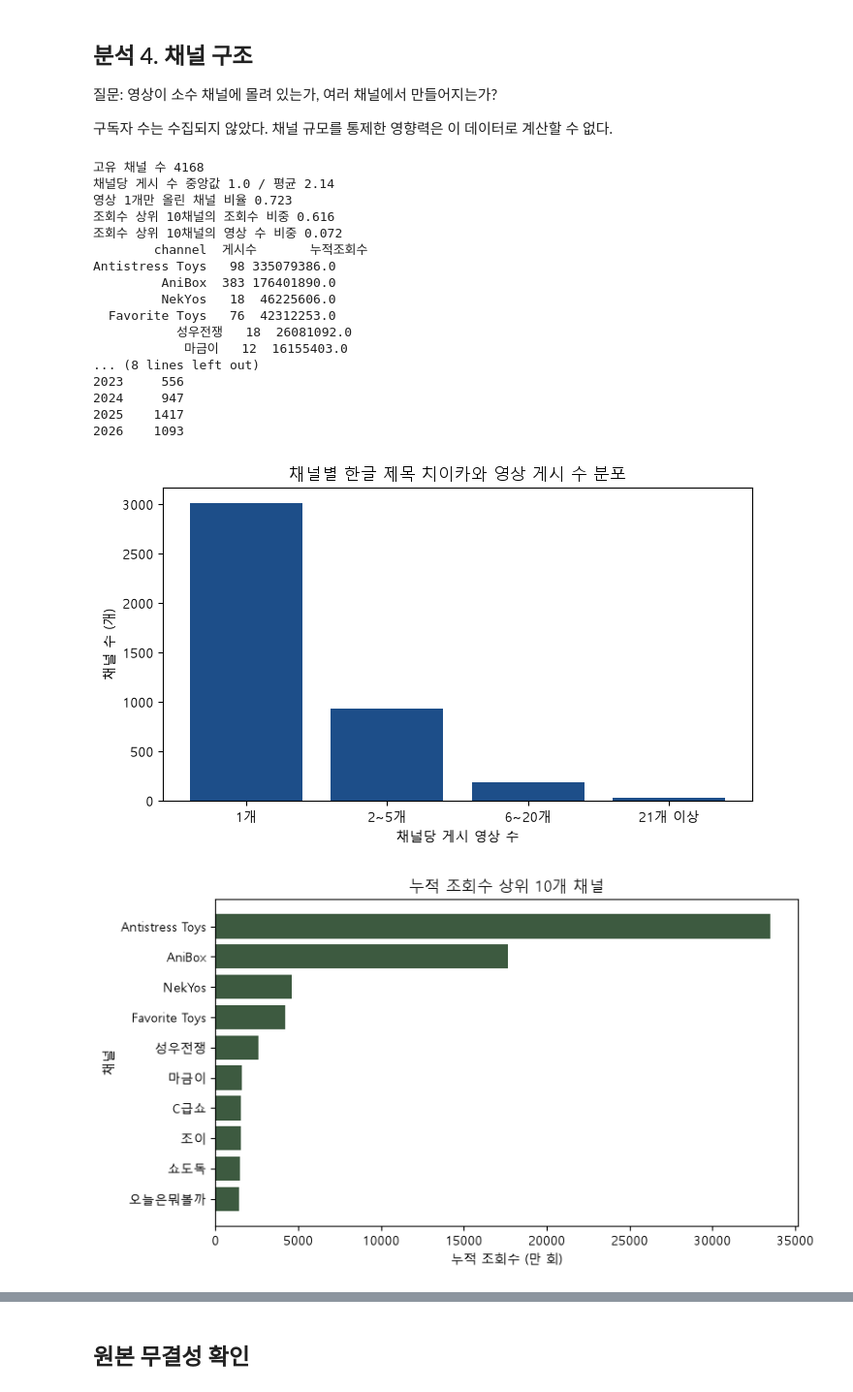
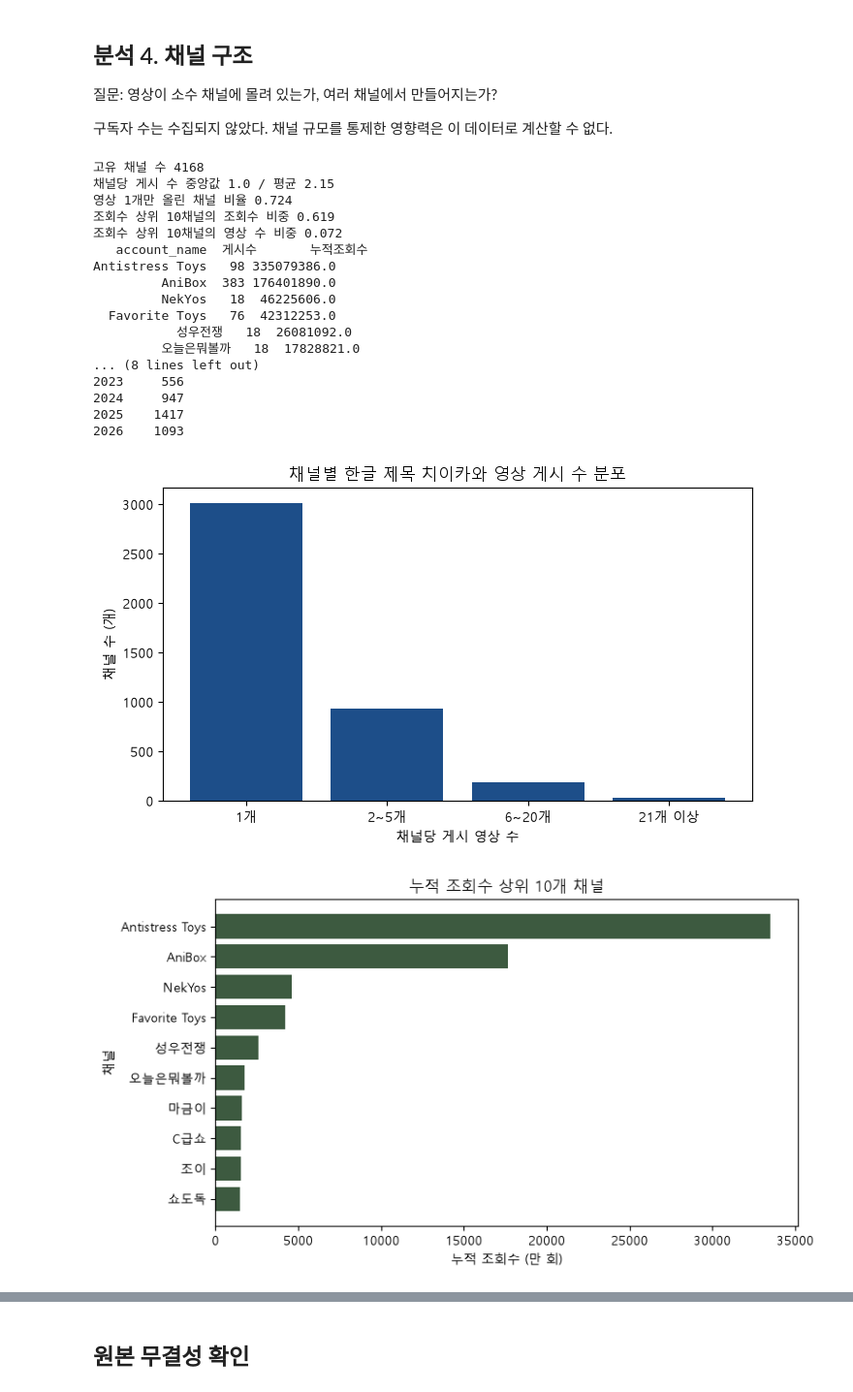
Before and after one commit to EJ1010/KDT_Integral_Data_Project, a Jupyter notebook: 02_csv/01_youtube/3. code/03. youtube_EDA_v1.ipynb, the cells around one changed output, grey strips where cells are left out. Shown at 97% size. Cells and saved outputs as stored; diff of their text form; code cells hidden in the pictures.

```diff
--- a/02_csv/01_youtube/3. code/03. youtube_EDA_v1.ipynb
+++ b/02_csv/01_youtube/3. code/03. youtube_EDA_v1.ipynb
@@ -94,20 +104,19 @@ review_details_unavailable 0
 # %%
-df_analysis = df_merged.copy()
 df_audit_all = df_relevance_audit.copy()
 
 df_excluded = df_audit_all.loc[df_audit_all["relevance_status"] != "relevant"].copy()
-df_audit = df_audit_all.loc[df_audit_all["relevance_status"] == "relevant"].copy()
+df_audit = df_audit_all.loc[df_audit_all["relevance_status"] == "relevant"].rename(columns={"video_id": "post_id"}).copy()
 
 print("제외 review_no_match", len(df_excluded), df_excluded["relevance_status"].value_counts().to_dict())
 print("분석 relevance", len(df_audit))
 
-key_check = df_analysis.merge(df_audit[["video_id"]], on="video_id", how="outer", indicator=True)
+key_check = df_analysis.merge(df_audit[["post_id"]], on="post_id", how="outer", indicator=True)
 print(key_check["_merge"].value_counts().to_string())
 
-df = df_analysis.merge(df_audit, on="video_id", how="inner", validate="one_to_one")
+df = df_analysis.merge(df_audit, on="post_id", how="inner", validate="one_to_one")
 print("결합 후", df.shape)
 assert len(df) == len(df_analysis) == len(df_audit)
-assert df["video_id"].is_unique
+assert df["post_id"].is_unique
 # %% [output]
 제외 review_no_match 1284 {'review_no_match': 1284}
 분석 relevance 13383
@@ -130,10 +139,10 @@ def duration_to_seconds(value):
     hours, minutes, seconds = (int(part) if part else 0 for part in match.groups())
     return hours * 3600 + minutes * 60 + seconds
 
-df["publish_at_kst"] = pd.to_datetime(df["publish_at"], utc=True).dt.tz_convert("Asia/Seoul")
+df["created_at_kst"] = pd.to_datetime(df["created_at"], utc=True).dt.tz_convert("Asia/Seoul")
 df["collected_at_kst"] = pd.to_datetime(df["collected_at"], utc=True).dt.tz_convert("Asia/Seoul")
-df["year"] = df["publish_at_kst"].dt.year
-df["year_month"] = df["publish_at_kst"].dt.strftime("%Y-%m")
+df["year"] = df["created_at_kst"].dt.year
+df["year_month"] = df["created_at_kst"].dt.strftime("%Y-%m")
 df["duration_sec"] = df["duration"].map(duration_to_seconds).astype("Int64")
 df["is_short_60"] = df["duration_sec"].le(60)
 
@@ -144,7 +153,7 @@ df["engagement_rate"] = ((df["like_count"] + df["comment_count"]) / df["view_cou
 )
 
 print("duration_sec 변환 실패", int(df["duration_sec"].isna().sum()))
-print("publish_at_kst", df["publish_at_kst"].min(), "~", df["publish_at_kst"].max())
+print("created_at_kst", df["created_at_kst"].min(), "~", df["created_at_kst"].max())
 print("collected_at_kst", df["collected_at_kst"].min(), "~", df["collected_at_kst"].max())
 print("like_rate 계산 가능", int(df["like_rate"].notna().sum()), "/ comment_rate", int(df["comment_rate"].notna().sum()), "/ engagement", int(df["engagement_rate"].notna().sum()))
 # %% [output]
@@ -157,7 +166,7 @@ like_rate 계산 가능 12640 / comment_rate 12118 / engagement 11470
 
 수집 검색은 한국 시간 연도와 `regionCode=KR`을 썼지만, 결과에는 일본어 제목이 포함되어 있다. 네 가지 분석은 한글 제목만 있는 영상에 적용한다.
 # %%
-title = df["title"].fillna("")
+title = df["post_title"].fillna("")
 df["has_hangul"] = title.str.contains(r"[가-힣]", regex=True)
 df["has_kana"] = title.str.contains("[ぁ-んァ-ン]", regex=True)
 df["is_korean_title"] = df["has_hangul"] & ~df["has_kana"]
@@ -248,16 +257,16 @@ SERIES_RULES = [
 ]
 
 df_kr["search_text"] = (
-    df_kr["title"].fillna("") + "\n"
+    df_kr["post_title"].fillna("") + "\n"
     + df_kr["description"].fillna("") + "\n"
     + df_kr["tags"].fillna("")
 )
 
 for name, keywords in CONTENT_RULES:
     pattern = "|".join(re.escape(word) for word in keywords)
-    df_kr[f"type_{name}"] = df_kr["title"].fillna("").str.contains(pattern, case=False, na=False)
+    df_kr[f"type_{name}"] = df_kr["post_title"].fillna("").str.contains(pattern, case=False, na=False)
 
-df_kr["type_상품·수집"] = df_kr["type_상품·수집"] | df_kr["title"].fillna("").str.contains(r"인형(?!계)", na=False)
+df_kr["type_상품·수집"] = df_kr["type_상품·수집"] | df_kr["post_title"].fillna("").str.contains(r"인형(?!계)", na=False)
 
 type_cols = [f"type_{name}" for name, _ in CONTENT_RULES]
 
@@ -566,11 +575,11 @@ character
 
 구독자 수는 수집되지 않았다. 채널 규모를 통제한 영향력은 이 데이터로 계산할 수 없다.
 # %%
-channel_stats = df_kr.groupby(["channel_id", "channel"]).agg(
-    게시수=("video_id", "size"),
+channel_stats = df_kr.groupby(["account_id", "account_name"]).agg(
+    게시수=("post_id", "size"),
     누적조회수=("view_count", "sum"),
 ).reset_index()
-n_channels = channel_stats["channel_id"].nunique()
+n_channels = channel_stats["account_id"].nunique()
 n_videos = len(df_kr)
 total_views = df_kr["view_count"].sum()
 
@@ -584,9 +593,9 @@ print("채널당 게시 수 중앙값", channel_stats["게시수"].median(), "/
 print("영상 1개만 올린 채널 비율", round(one_video_share, 3))
 print("조회수 상위 10채널의 조회수 비중", round(top10_view_share, 3))
 print("조회수 상위 10채널의 영상 수 비중", round(top10_video_share, 3))
-print(top10[["channel", "게시수", "누적조회수"]].to_string(index=False))
+print(top10[["account_name", "게시수", "누적조회수"]].to_string(index=False))
 
-first_year = df_kr.groupby("channel_id")["year"].min()
+first_year = df_kr.groupby("account_id")["year"].min()
 new_channels = first_year.value_counts().sort_index().rename("신규 채널 수")
 print("\n연도별 신규 채널 수")
 print(new_channels.to_string())
@@ -603,40 +612,40 @@ plt.show()
 
 fig, ax = plt.subplots(figsize=(8, 4.5))
 top_plot = top10.sort_values("누적조회수", ascending=True)
-ax.barh(top_plot["channel"], top_plot["누적조회수"] / 10000, color="#3d5a40")
+ax.barh(top_plot["account_name"], top_plot["누적조회수"] / 10000, color="#3d5a40")
 ax.set_title("누적 조회수 상위 10개 채널")
 ax.set_xlabel("누적 조회수 (만 회)")
 ax.set_ylabel("채널")
 fig.tight_layout()
 plt.show()
 
 fig, ax = plt.subplots(figsize=(8, 4.2))
 ax.bar(new_channels.index.astype(str), new_channels.values, color="#9a3412")
 ax.set_title("연도별 처음 등장한 채널 수")
 ax.set_xlabel("해당 채널의 첫 한글 제목 영상 게시 연도")
 ax.set_ylabel("신규 채널 수 (개)")
 fig.tight_layout()
 plt.show()
 # %% [output]
 고유 채널 수 4168
-채널당 게시 수 중앙값 1.0 / 평균 2.14
-영상 1개만 올린 채널 비율 0.723
-조회수 상위 10채널의 조회수 비중 0.616
+채널당 게시 수 중앙값 1.0 / 평균 2.15
+영상 1개만 올린 채널 비율 0.724
+조회수 상위 10채널의 조회수 비중 0.619
 조회수 상위 10채널의 영상 수 비중 0.072
-        channel  게시수       누적조회수
+   account_name  게시수       누적조회수
 Antistress Toys   98 335079386.0
          AniBox  383 176401890.0
          NekYos   18  46225606.0
   Favorite Toys   76  42312253.0
            성우전쟁   18  26081092.0
-            마금이   12  16155403.0
+         오늘은뭐볼까   18  17828821.0
 ... (8 lines left out)
 2023     556
 2024     947
 2025    1417
 2026    1093
 [figure]
-[figure, old version]
+[figure, new version]
 [figure]
 # %% [markdown]
 ## 원본 무결성 확인
```
Also changed, not shown: parts of 9 cells of this notebook, 9 other files.
